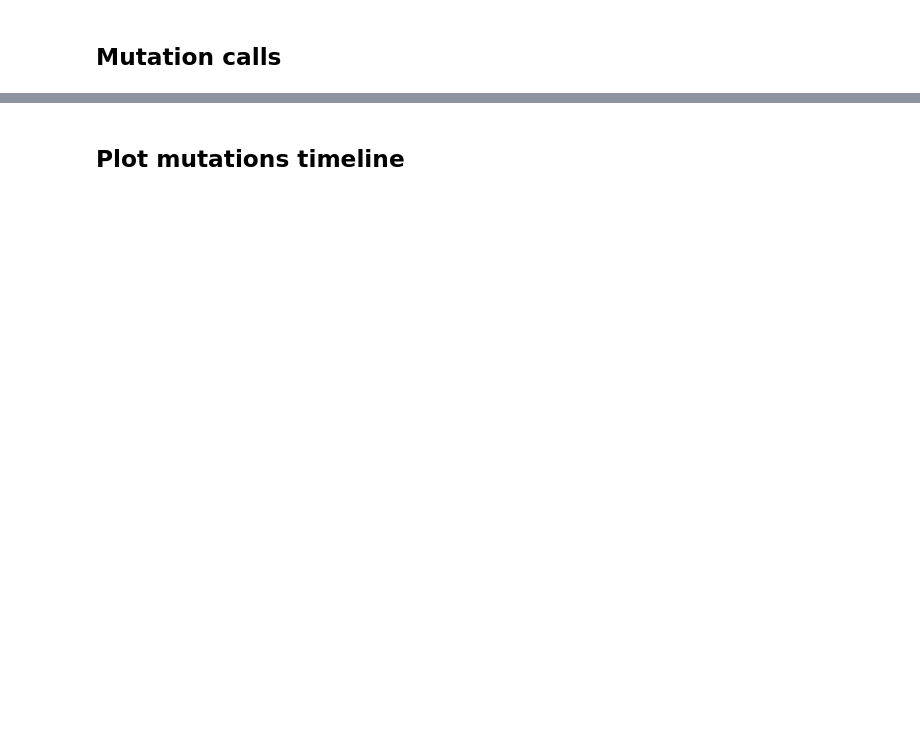
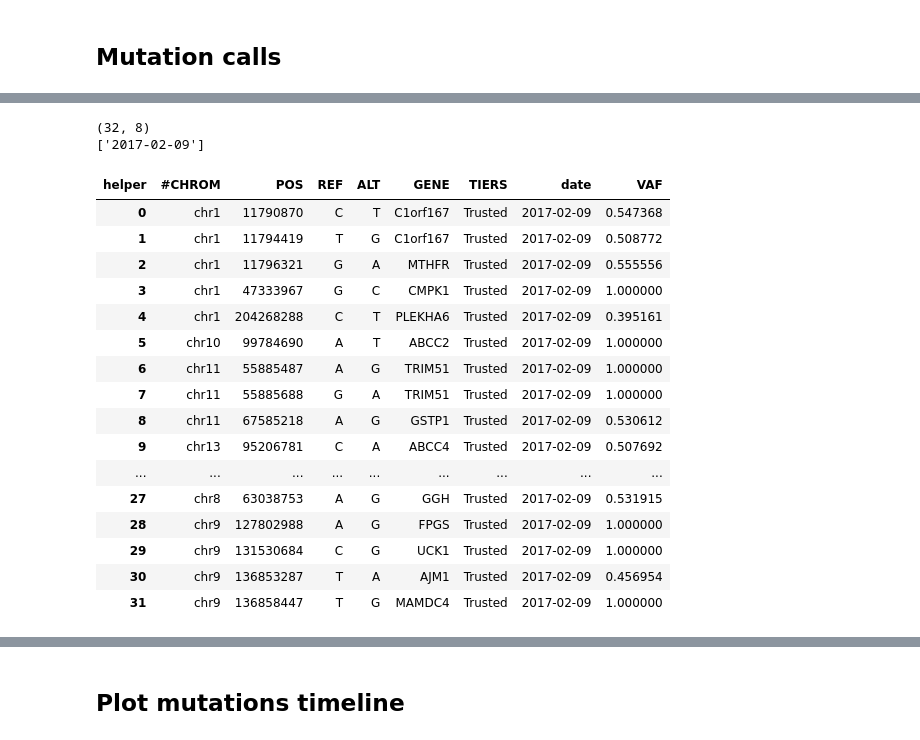
Before and after one commit to hanaecarrie/cfdna_snv_benchmark, a Jupyter notebook: analysis/dataset_lowtftimepoints.ipynb, the cells around one changed output, grey strips where cells are left out. Cells and saved outputs as stored; diff of their text form; code cells hidden in the pictures; blank space fills up the shorter version.

```diff
--- a/analysis/dataset_lowtftimepoints.ipynb
+++ b/analysis/dataset_lowtftimepoints.ipynb
@@ -36,7 +36,8 @@ lc = 'w' if context == 'talk' else 'k'
 # MSS: 986, 809, 1014, 519, 1279
 # MS status not done: 512, 1531
 
-patient = 986
+patient = 437 #, 1505, 330, 437
+#patient = 1014
 # %% [markdown]
 ## Tumor burden
 # %%
@@ -200,7 +249,7 @@ mutation_lowtftimepoints_226['date'] = pd.to_datetime(mutation_lowtftimepoints_2
 foo2 = lambda x: pd.Series(float(x.split(' / ')[0])/float(x.split(' / ')[1].split(' = ')[0]))
 mutation_lowtftimepoints_226['VAF'] = mutation_lowtftimepoints_226['new_hello'].apply(foo2)
 mutation_lowtftimepoints_226.drop('new_hello', axis=1, inplace=True)
-#mutation_lowtftimepoints_226 = mutation_lowtftimepoints_226[mutation_lowtftimepoints_226['TIERS'] == 'Trusted']
+mutation_lowtftimepoints_226 = mutation_lowtftimepoints_226[mutation_lowtftimepoints_226['TIERS'] == 'Trusted']
 print(mutation_lowtftimepoints_226.shape)
 print(targeted_lowtf)
 mutation_lowtftimepoints_226.head()
@@ -231,6 +310,7 @@ mutation_df.insert(loc = 6,
       value = 'hello')
 mutation_lowtftimepoints_MCP = (mutation_df.set_index(col[:6]+['helper'])
                                .stack()
+                               .drop_duplicates()
                                .unstack(-2)
                                .ffill(axis=1)
                                .bfill(axis=1, downcast='infer')
@@ -248,9 +344,29 @@ mutation_lowtftimepoints_MCP.head()
 # %%
-mutation_lowtftimepoints = mutation_lowtftimepoints_226
-#mutation_lowtftimepoints = pd.concat([mutation_lowtftimepoints_226, mutation_lowtftimepoints_MCP])
+#mutation_lowtftimepoints = mutation_lowtftimepoints_226
+mutation_lowtftimepoints = pd.concat([mutation_lowtftimepoints_226, mutation_lowtftimepoints_MCP])
 print(mutation_lowtftimepoints.shape)
 print(mutation_lowtftimepoints['date'].unique())
 mutation_lowtftimepoints[mutation_lowtftimepoints['TIERS'] == 'Trusted']
+# %% [output]
+(32, 8)
+['2017-02-09']
+| helper | #CHROM | POS | REF | ALT | GENE | TIERS | date | VAF |
+| 0 | chr1 | 11790870 | C | T | C1orf167 | Trusted | 2017-02-09 | 0.547368 |
+| 1 | chr1 | 11794419 | T | G | C1orf167 | Trusted | 2017-02-09 | 0.508772 |
+| 2 | chr1 | 11796321 | G | A | MTHFR | Trusted | 2017-02-09 | 0.555556 |
+| 3 | chr1 | 47333967 | G | C | CMPK1 | Trusted | 2017-02-09 | 1.000000 |
+| 4 | chr1 | 204268288 | C | T | PLEKHA6 | Trusted | 2017-02-09 | 0.395161 |
+| 5 | chr10 | 99784690 | A | T | ABCC2 | Trusted | 2017-02-09 | 1.000000 |
+| 6 | chr11 | 55885487 | A | G | TRIM51 | Trusted | 2017-02-09 | 1.000000 |
+| 7 | chr11 | 55885688 | G | A | TRIM51 | Trusted | 2017-02-09 | 1.000000 |
+| 8 | chr11 | 67585218 | A | G | GSTP1 | Trusted | 2017-02-09 | 0.530612 |
+| 9 | chr13 | 95206781 | C | A | ABCC4 | Trusted | 2017-02-09 | 0.507692 |
+| ... | ... | ... | ... | ... | ... | ... | ... | ... |
+| 27 | chr8 | 63038753 | A | G | GGH | Trusted | 2017-02-09 | 0.531915 |
+| 28 | chr9 | 127802988 | A | G | FPGS | Trusted | 2017-02-09 | 1.000000 |
+| 29 | chr9 | 131530684 | C | G | UCK1 | Trusted | 2017-02-09 | 1.000000 |
+| 30 | chr9 | 136853287 | T | A | AJM1 | Trusted | 2017-02-09 | 0.456954 |
+| 31 | chr9 | 136858447 | T | G | MAMDC4 | Trusted | 2017-02-09 | 1.000000 |
 # %%
 lowtftimepoints_dict = {'date': date_lowtftimepoints,
                         'median VAF': [],
```
Also changed, not shown: parts of 17 cells of this notebook, 5 other files.
